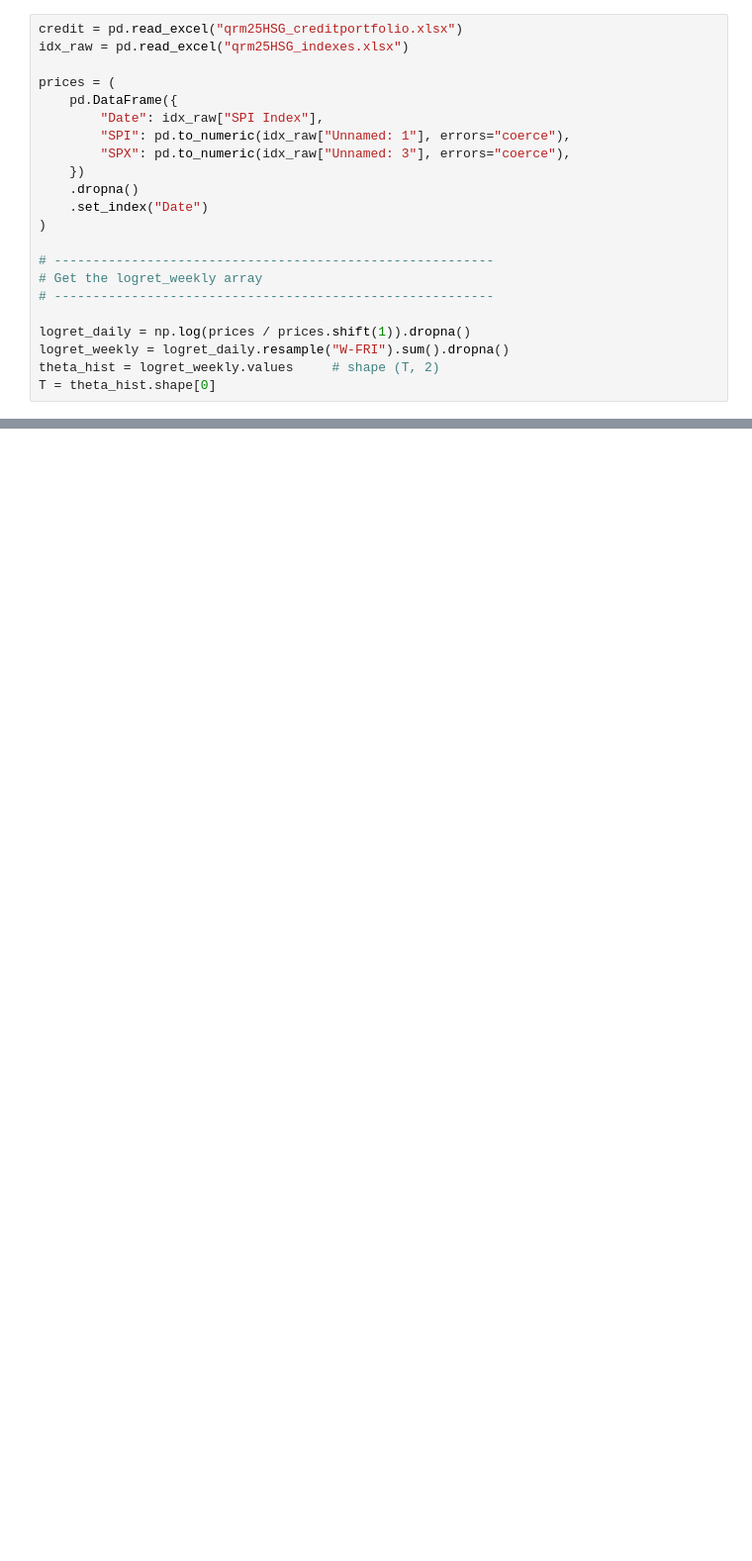
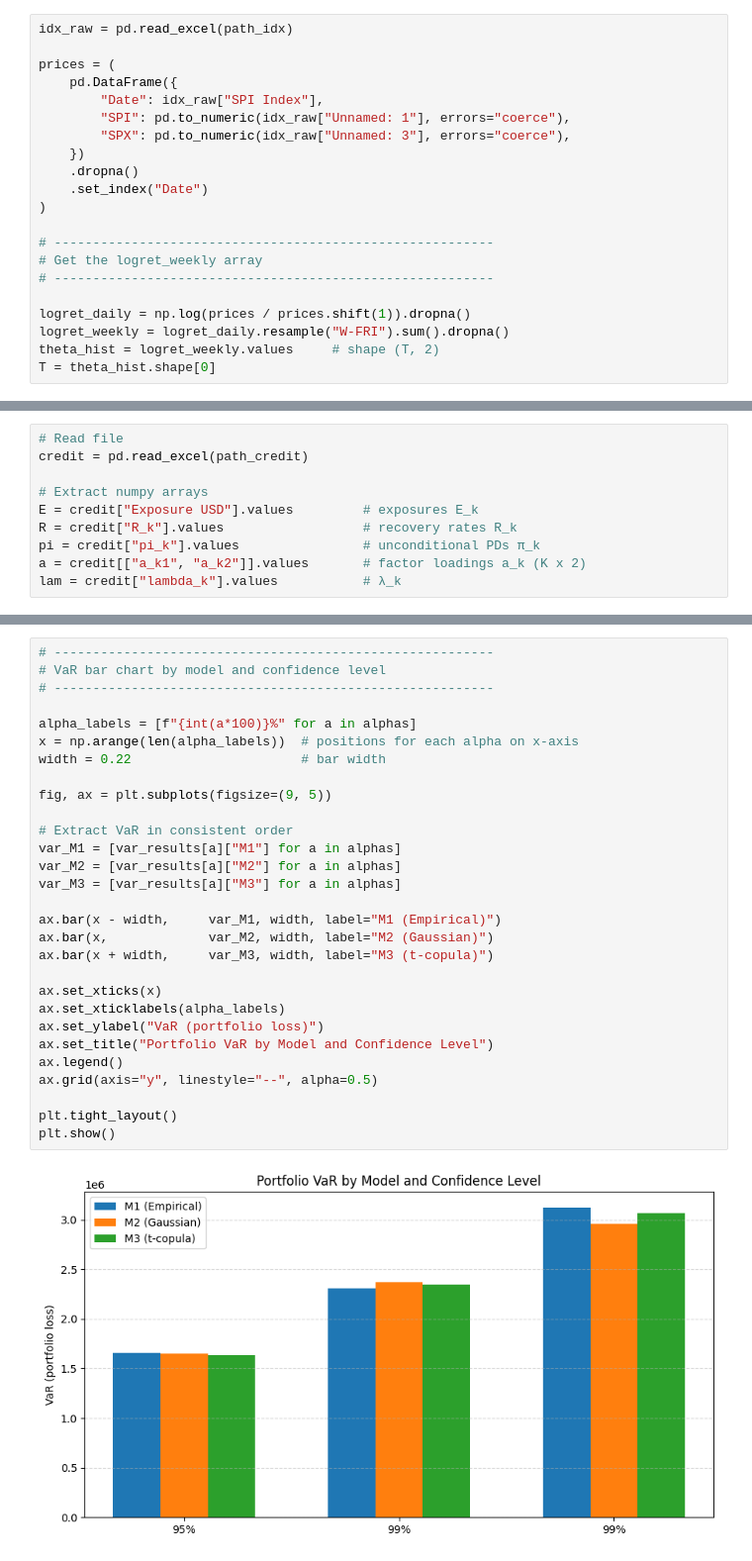
Before and after one commit to juanfp02/quant-risk-management, a Jupyter notebook: main.ipynb, the cells around one changed output, grey strips where cells are left out. Shown: that part at 99% size. Drawn from its saved outputs; the diff is of its cells as text; blank space fills up the shorter version.

```diff
--- a/main.ipynb
+++ b/main.ipynb
@@ -8,6 +31,5 @@ from scipy.special import gamma
 # %%
-credit = pd.read_excel("qrm25HSG_creditportfolio.xlsx")
-idx_raw = pd.read_excel("qrm25HSG_indexes.xlsx")
+idx_raw = pd.read_excel(path_idx)
 
 prices = (
     pd.DataFrame({
@@ -63,0 +63,10 @@ credit["d_k"] = credit["s_k"] * stats.norm.ppf(credit["pi_k"])
+# %%
+# Read file
+credit = pd.read_excel(path_credit)
+
+# Extract numpy arrays
+E = credit["Exposure USD"].values         # exposures E_k
+R = credit["R_k"].values                  # recovery rates R_k
+pi = credit["pi_k"].values                # unconditional PDs π_k
+a = credit[["a_k1", "a_k2"]].values       # factor loadings a_k (K x 2)
+lam = credit["lambda_k"].values           # λ_k
@@ -225,0 +489,31 @@ print("\n=== VaR / ES comparison (losses) ===")
+# %%
+# ---------------------------------------------------------
+# VaR bar chart by model and confidence level
+# ---------------------------------------------------------
+
+alpha_labels = [f"{int(a*100)}%" for a in alphas]
+x = np.arange(len(alpha_labels))  # positions for each alpha on x-axis
+width = 0.22                      # bar width
+
+fig, ax = plt.subplots(figsize=(9, 5))
+
+# Extract VaR in consistent order
+var_M1 = [var_results[a]["M1"] for a in alphas]
+var_M2 = [var_results[a]["M2"] for a in alphas]
+var_M3 = [var_results[a]["M3"] for a in alphas]
+
+ax.bar(x - width,     var_M1, width, label="M1 (Empirical)")
+ax.bar(x,             var_M2, width, label="M2 (Gaussian)")
+ax.bar(x + width,     var_M3, width, label="M3 (t-copula)")
+
+ax.set_xticks(x)
+ax.set_xticklabels(alpha_labels)
+ax.set_ylabel("VaR (portfolio loss)")
+ax.set_title("Portfolio VaR by Model and Confidence Level")
+ax.legend()
+ax.grid(axis="y", linestyle="--", alpha=0.5)
+
+plt.tight_layout()
+plt.show()
+# %% [output]
+[figure, added]
```
Also changed, not shown: parts of 23 cells of this notebook, 1 other file.
